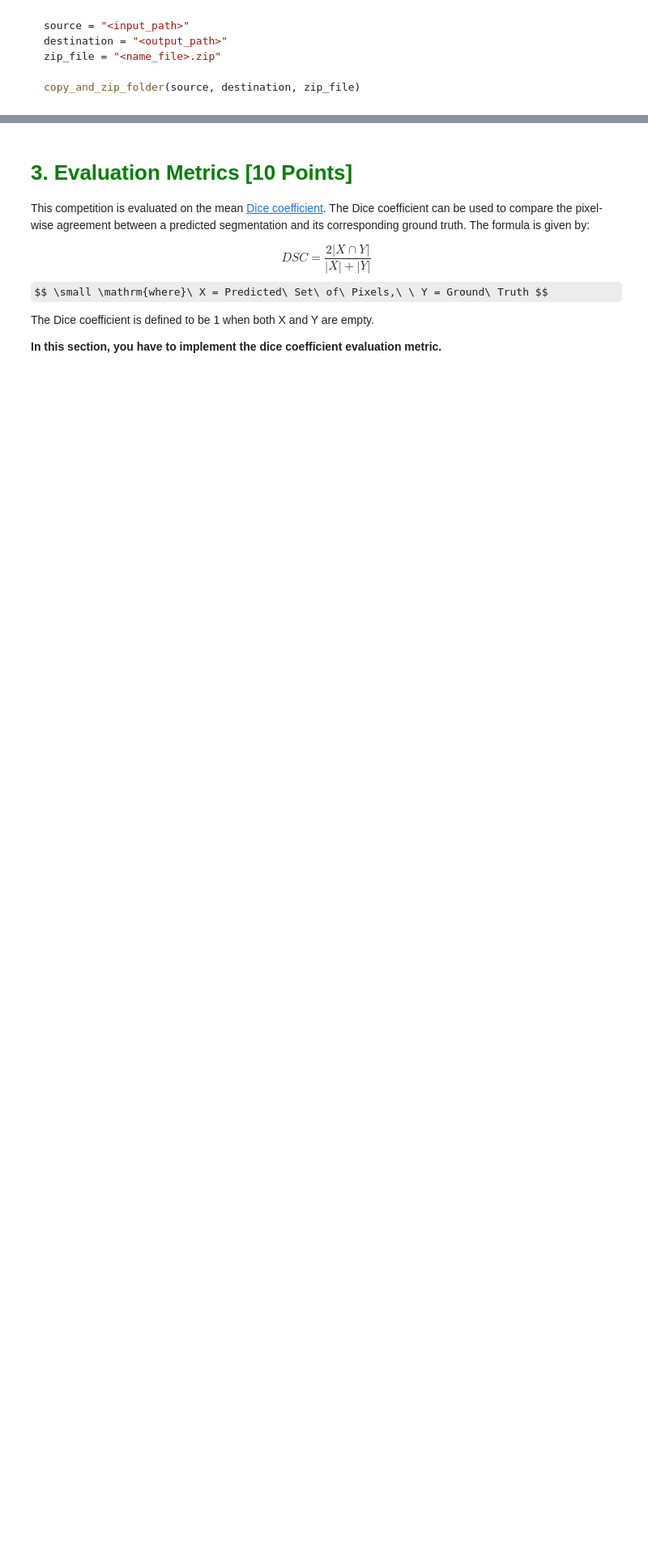
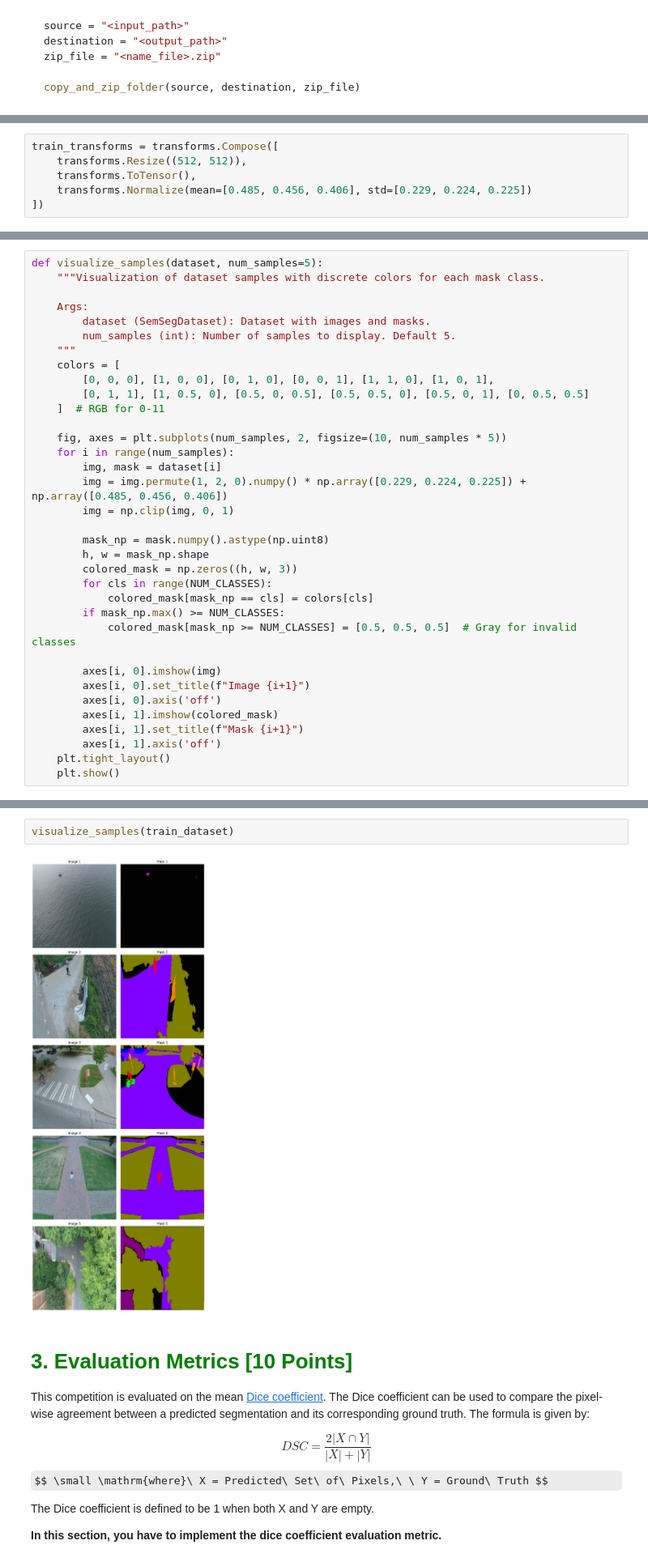
Before and after one commit to RadimKozl/OpenCV_PyTorch_Project4, a Jupyter notebook: project4-semantic-segmentation2.ipynb, the cells around one changed output, grey strips where cells are left out. Shown at 81% size. Cells and saved outputs as stored; diff of their text form; some formulas as TeX source; blank space fills up the shorter version.

```diff
--- a/project4-semantic-segmentation2.ipynb
+++ b/project4-semantic-segmentation2.ipynb
@@ -225,0 +270,6 @@ class SemSegDataset(Dataset):
+# %%
+train_transforms = transforms.Compose([
+    transforms.Resize((512, 512)),
+    transforms.ToTensor(),
+    transforms.Normalize(mean=[0.485, 0.456, 0.406], std=[0.229, 0.224, 0.225])
+])
@@ -225,0 +291,35 @@ class SemSegDataset(Dataset):
+# %%
+def visualize_samples(dataset, num_samples=5):
+    """Visualization of dataset samples with discrete colors for each mask class.
+
+    Args:
+        dataset (SemSegDataset): Dataset with images and masks.
+        num_samples (int): Number of samples to display. Default 5.
+    """
+    colors = [
+        [0, 0, 0], [1, 0, 0], [0, 1, 0], [0, 0, 1], [1, 1, 0], [1, 0, 1],
+        [0, 1, 1], [1, 0.5, 0], [0.5, 0, 0.5], [0.5, 0.5, 0], [0.5, 0, 1], [0, 0.5, 0.5]
+    ]  # RGB for 0-11
+
+    fig, axes = plt.subplots(num_samples, 2, figsize=(10, num_samples * 5))
+    for i in range(num_samples):
+        img, mask = dataset[i]
+        img = img.permute(1, 2, 0).numpy() * np.array([0.229, 0.224, 0.225]) + np.array([0.485, 0.456, 0.406])
+        img = np.clip(img, 0, 1)
+
+        mask_np = mask.numpy().astype(np.uint8)
+        h, w = mask_np.shape
+        colored_mask = np.zeros((h, w, 3))
+        for cls in range(NUM_CLASSES):
+            colored_mask[mask_np == cls] = colors[cls]
+        if mask_np.max() >= NUM_CLASSES:
+            colored_mask[mask_np >= NUM_CLASSES] = [0.5, 0.5, 0.5]  # Gray for invalid classes
+
+        axes[i, 0].imshow(img)
+        axes[i, 0].set_title(f"Image {i+1}")
+        axes[i, 0].axis('off')
+        axes[i, 1].imshow(colored_mask)
+        axes[i, 1].set_title(f"Mask {i+1}")
+        axes[i, 1].axis('off')
+    plt.tight_layout()
+    plt.show()
@@ -226,3 +328,7 @@ class SemSegDataset(Dataset):
+# %%
+visualize_samples(train_dataset)
+# %% [output]
+[figure, added]
 # %% [markdown]
 # <font style="color:green">3. Evaluation Metrics [10 Points]</font>
 
```
Also changed, not shown: parts of 17 cells of this notebook.
